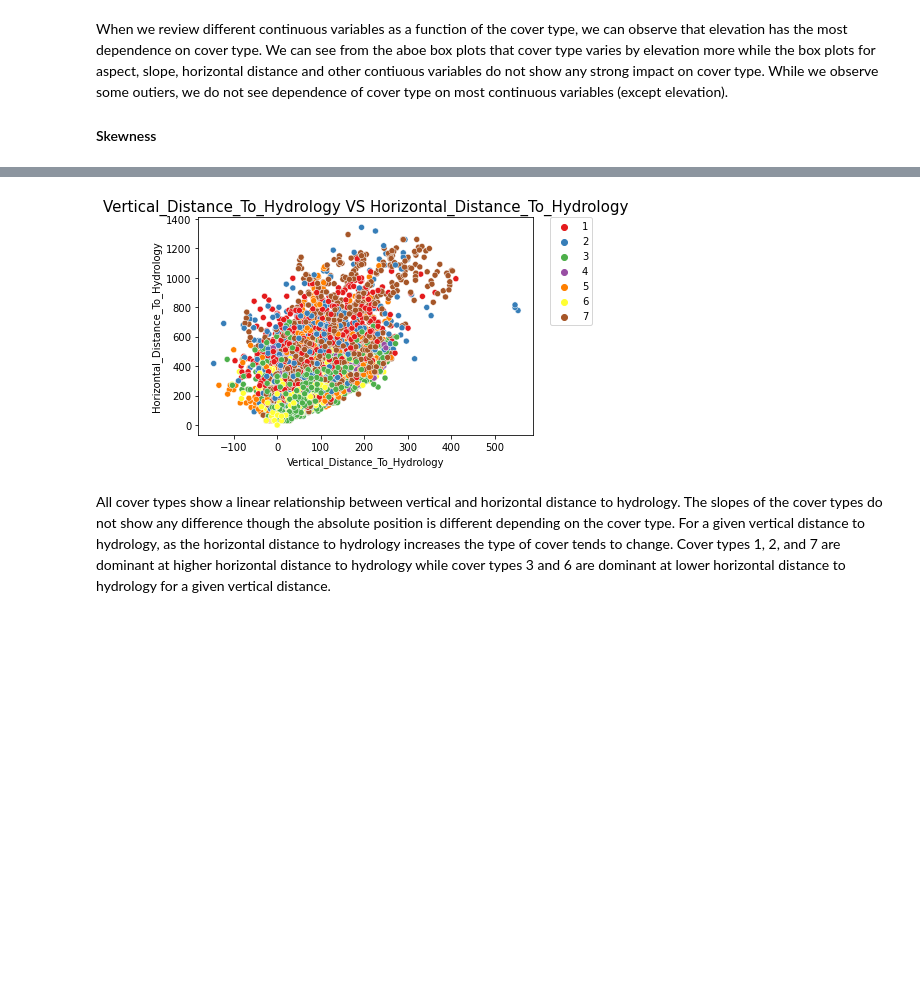
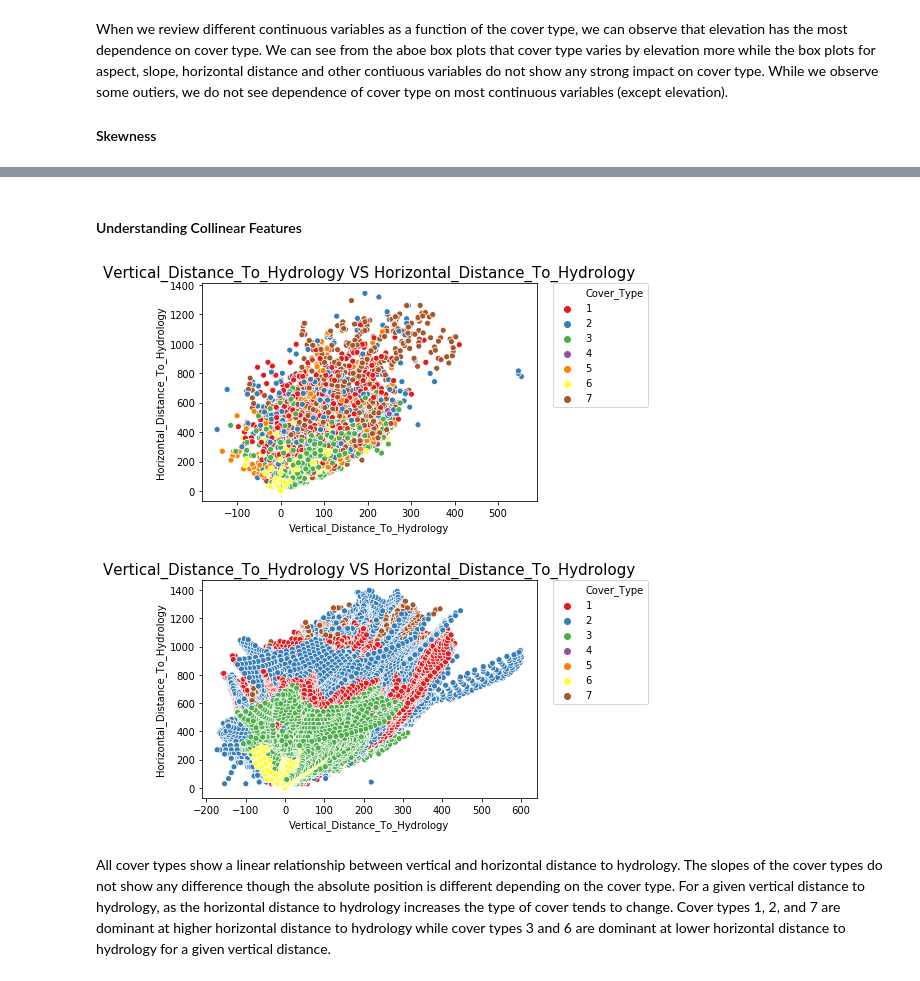
Before and after one commit to aidan-jackson-data/Forest-Cover-Type-Prediction, a Jupyter notebook: 207-final-notebook.ipynb, the cells around one changed output, grey strips where cells are left out. Drawn from its saved outputs; the diff is of its cells as text; code cells hidden in the pictures; blank space fills up the shorter version.

```diff
--- a/207-final-notebook.ipynb
+++ b/207-final-notebook.ipynb
@@ -316,19 +336,36 @@ In the raw dataset however, wilderness areas 1 and 2 have peak distributions for
+# %% [markdown]
+#### Understanding Collinear Features
 # %%
 # Visualize some collinear features with Cover_Type
 
 figsize = (20,20)
 
 # plot the first subplot
 sns.scatterplot(x="Vertical_Distance_To_Hydrology", y="Horizontal_Distance_To_Hydrology",
                 hue="Cover_Type", data=train_df,
                 legend="full", hue_norm=(0,8), palette="Set1")
 plt.title("Vertical_Distance_To_Hydrology VS Horizontal_Distance_To_Hydrology", size=15)
 plt.legend(bbox_to_anchor=(1.05, 1), loc=2, borderaxespad=0.)
 plt.show()
 
 figsize = (20,20)
+
+# Visualize some collinear features with Cover_Type
+
+figsize = (20,20)
+
+# plot the first subplot
+sns.scatterplot(x="Vertical_Distance_To_Hydrology", y="Horizontal_Distance_To_Hydrology",
+                hue="Cover_Type", data=raw_data,
+                legend="full", hue_norm=(0,8), palette="Set1")
+plt.title("Vertical_Distance_To_Hydrology VS Horizontal_Distance_To_Hydrology", size=15)
+plt.legend(bbox_to_anchor=(1.05, 1), loc=2, borderaxespad=0.)
+plt.show()
+
+figsize = (20,20)
 # %% [output]
-[figure, old version]
+[figure, new version]
+[figure, added]
 # %% [markdown]
 All cover types show a linear relationship between vertical and horizontal distance to hydrology. The slopes of the cover types do not show any difference though the absolute position is different depending on the cover type. For a given vertical distance to hydrology, as the horizontal distance to hydrology increases the type of cover tends to change. Cover types 1, 2, and 7 are dominant at higher horizontal distance to hydrology while cover types 3 and 6 are dominant at lower horizontal distance to hydrology for a given vertical distance.
 # %%
```
Also changed, not shown: parts of 24 cells of this notebook.
